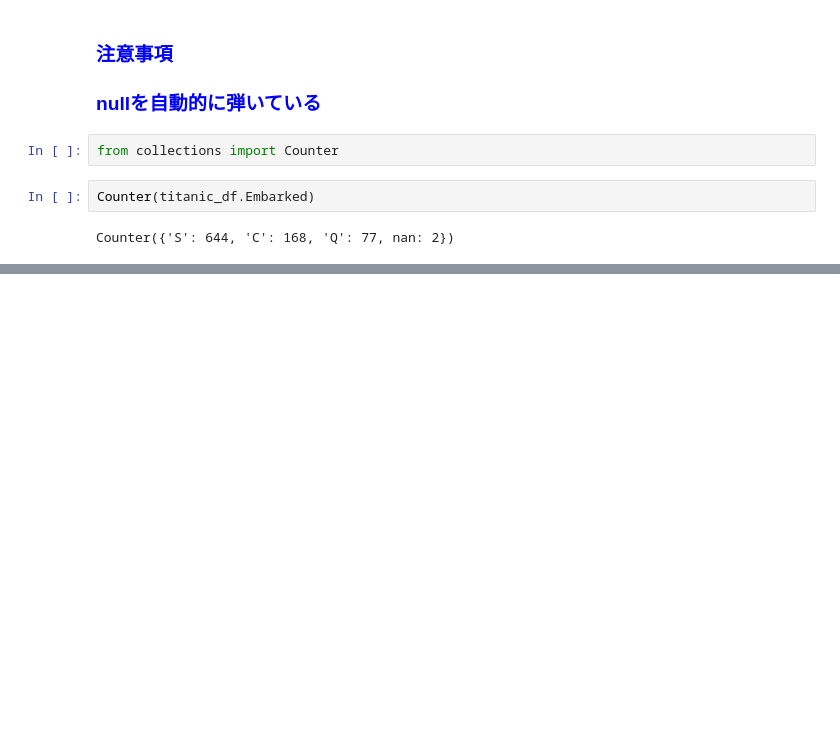
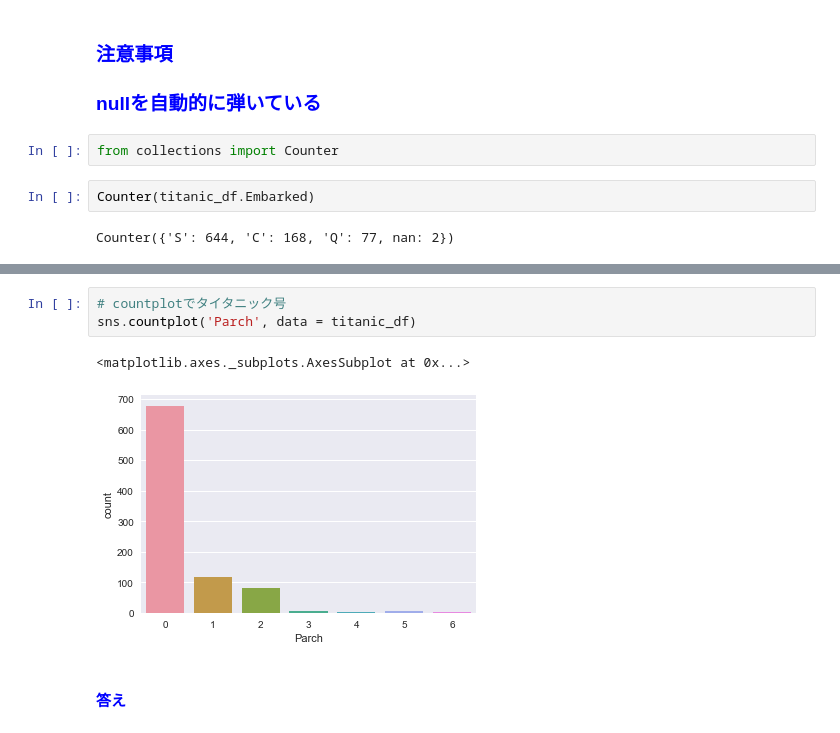
Before and after one commit to TakanoriHasebe/Udemy_python_data_science, a Jupyter notebook: タイタニック号に対するデータ解析.ipynb, the cells around one changed output, grey strips where cells are left out. Drawn from its saved outputs; the diff is of its cells as text; blank space fills up the shorter version.

```diff
--- a/タイタニック号に対するデータ解析.ipynb
+++ b/タイタニック号に対するデータ解析.ipynb
@@ -446,0 +465,8 @@ Counter({'S': 644, 'C': 168, 'Q': 77, nan: 2})
+# %%
+# countplotでタイタニック号
+sns.countplot('Parch', data = titanic_df)
+# %% [output]
+<matplotlib.axes._subplots.AxesSubplot at 0x...>
+[figure, added]
+# %% [markdown]
+#### <font color='blue'>答え</font>
```
Also changed, not shown: parts of 16 cells of this notebook, 2 other files.
